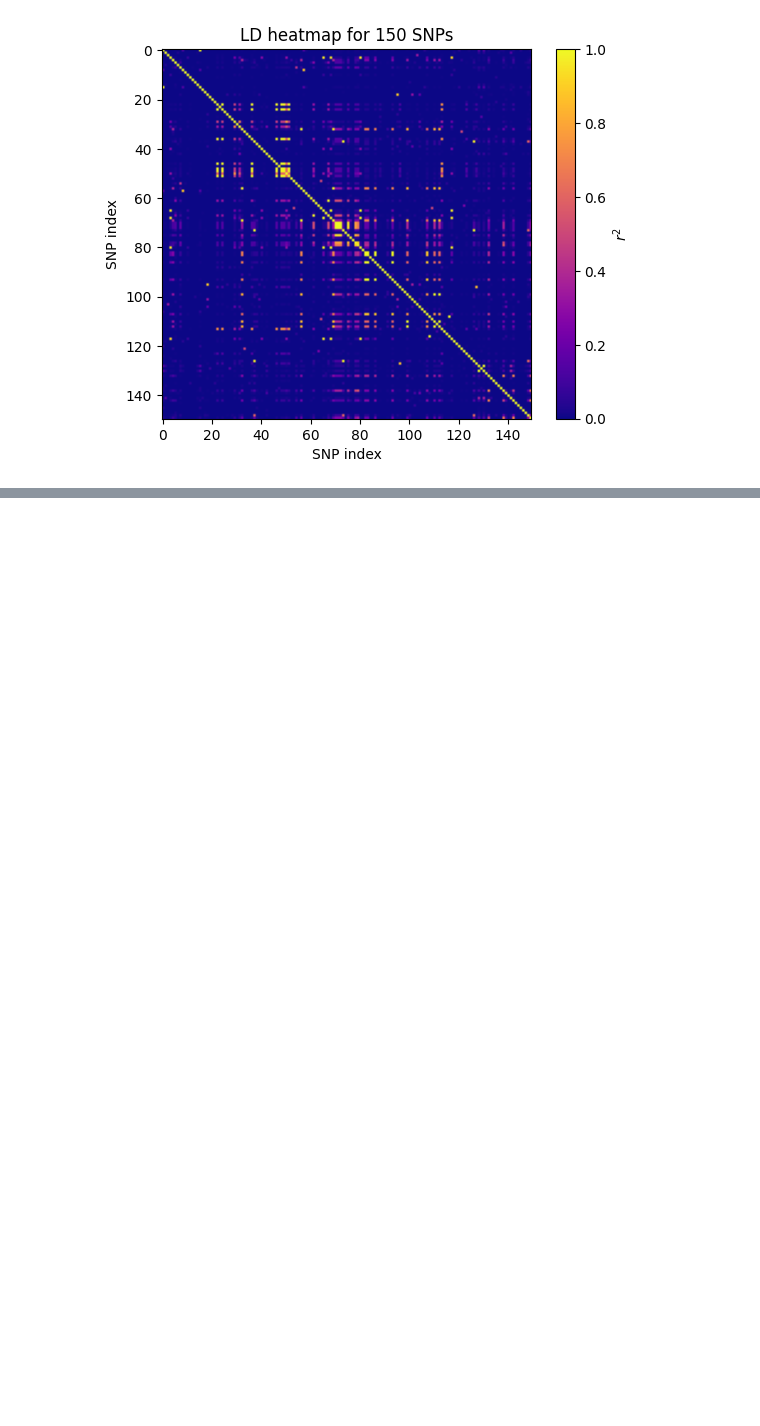
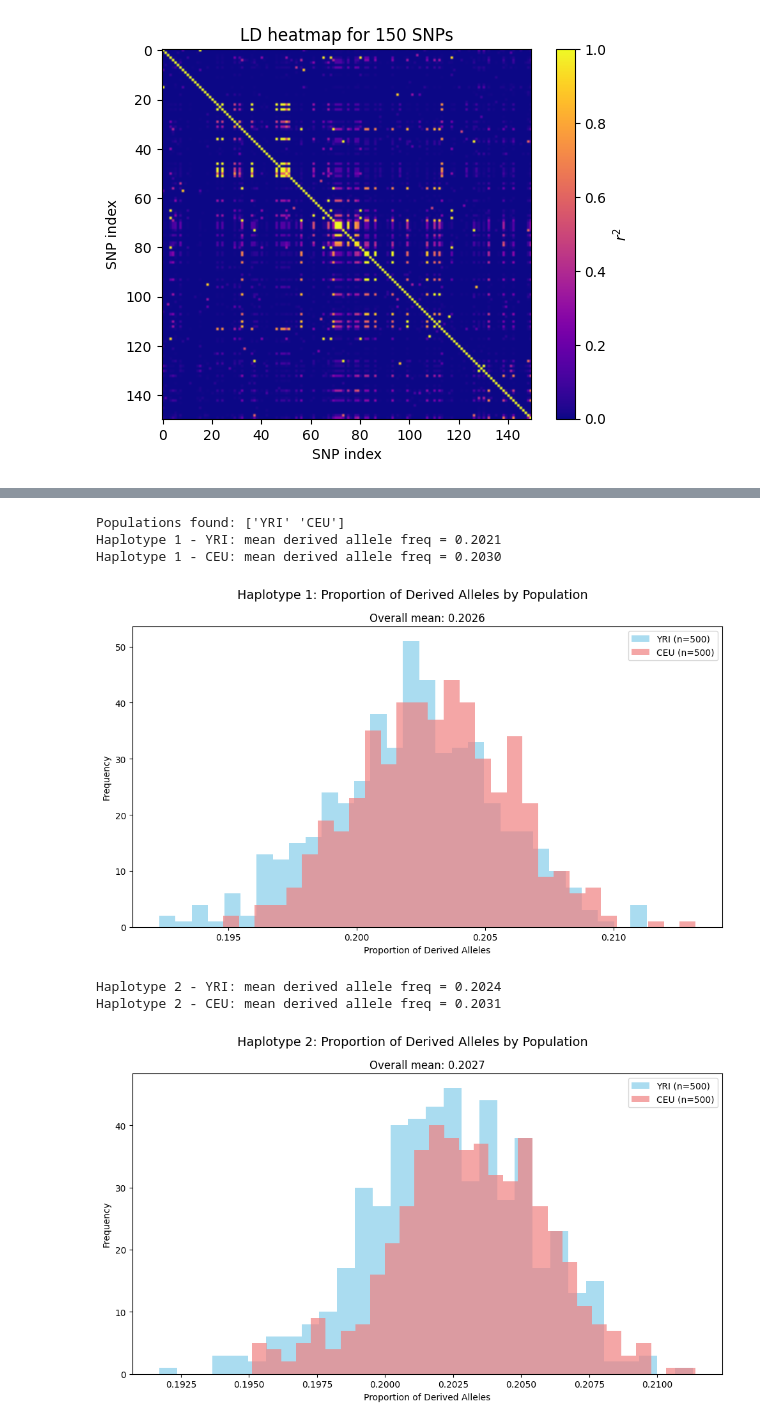
Before and after one commit to ak1376/PRS_Portability, a Jupyter notebook: notebooks/check_results_vae.ipynb, the cells around one changed output, grey strips where cells are left out. Cells and saved outputs as stored; diff of their text form; code cells hidden in the pictures; blank space fills up the shorter version.

```diff
--- a/notebooks/check_results_vae.ipynb
+++ b/notebooks/check_results_vae.ipynb
@@ -123,0 +124,80 @@ plt.show()
+# %%
+# Get population labels for each individual (not haplotype yet)
+import pandas as pd
+meta = pd.read_pickle('/sietch_colab/akapoor/PRS_Portability/experiments/out_of_africa/processed_data/meta.pkl')
+
+# Get unique populations
+populations = meta['population'].unique()
+print(f"Populations found: {populations}")
+
+# Create masks for each population (individual level)
+pop_masks = {}
+for pop in populations:
+    pop_masks[pop] = meta['population'] == pop
+
+# Calculate mean derived allele frequency per haplotype for each individual
+hap1_mean = hap1_f.mean(axis=1)
+hap2_mean = hap2_f.mean(axis=1)
+
+# Create plots for haplotype 1
+plt.figure(figsize=(10, 6))
+plt.suptitle('Haplotype 1: Proportion of Derived Alleles by Population', fontsize=14)
+
+colors = ['skyblue', 'lightcoral', 'lightgreen', 'gold']
+for i, pop in enumerate(populations):
+    mask = pop_masks[pop]
+    hap1_pop_mean = hap1_mean[mask]
+
+    plt.hist(hap1_pop_mean, bins=30, alpha=0.7, label=f'{pop} (n={len(hap1_pop_mean)})',
+             color=colors[i % len(colors)])
+
+    # Calculate and print mean for this population
+    pop_mean = hap1_pop_mean.mean()
+    print(f"Haplotype 1 - {pop}: mean derived allele freq = {pop_mean:.4f}")
+
+plt.xlabel('Proportion of Derived Alleles')
+plt.ylabel('Frequency')
+plt.title(f'Overall mean: {hap1_f.mean():.4f}')
+plt.legend()
+plt.tight_layout()
+plt.show()
+
+# Create plots for haplotype 2
+plt.figure(figsize=(10, 6))
+plt.suptitle('Haplotype 2: Proportion of Derived Alleles by Population', fontsize=14)
+
+for i, pop in enumerate(populations):
+    mask = pop_masks[pop]
+    hap2_pop_mean = hap2_mean[mask]
+
+    plt.hist(hap2_pop_mean, bins=30, alpha=0.7, label=f'{pop} (n={len(hap2_pop_mean)})',
+             color=colors[i % len(colors)])
+
+    # Calculate and print mean for this population
+    pop_mean = hap2_pop_mean.mean()
+    print(f"Haplotype 2 - {pop}: mean derived allele freq = {pop_mean:.4f}")
+
+plt.xlabel('Proportion of Derived Alleles')
+plt.ylabel('Frequency')
+plt.title(f'Overall mean: {hap2_f.mean():.4f}')
+plt.legend()
+plt.tight_layout()
+plt.show()
+
+# Summary table
+print("\n=== Summary ===")
+print("Population | Haplotype 1 Mean | Haplotype 2 Mean")
+print("-" * 50)
+for pop in populations:
+    mask = pop_masks[pop]
+    hap1_pop_mean = hap1_mean[mask].mean()
+    hap2_pop_mean = hap2_mean[mask].mean()
+    print(f"{pop:10s} | {hap1_pop_mean:15.4f} | {hap2_pop_mean:15.4f}")
+# %% [output]
+Populations found: ['YRI' 'CEU']
+Haplotype 1 - YRI: mean derived allele freq = 0.2021
+Haplotype 1 - CEU: mean derived allele freq = 0.2030
+[figure, added]
+Haplotype 2 - YRI: mean derived allele freq = 0.2024
+Haplotype 2 - CEU: mean derived allele freq = 0.2031
+[figure, added]
```
Also changed, not shown: parts of 11 cells of this notebook, 11 other files.
